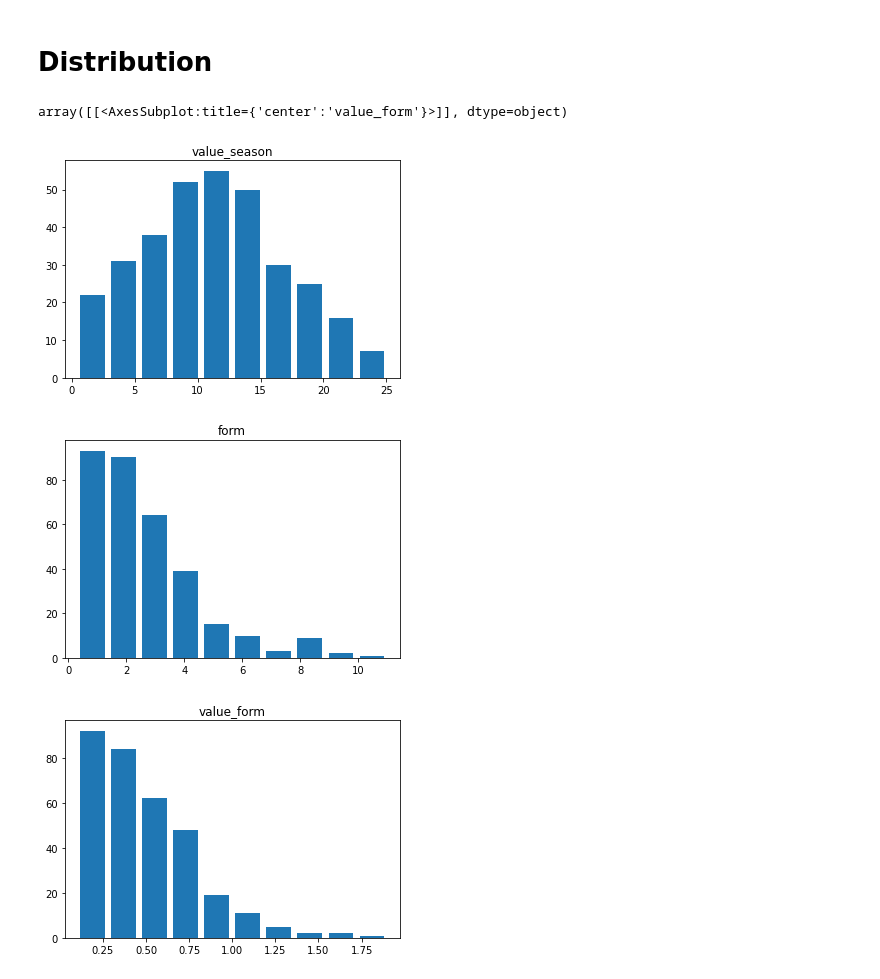
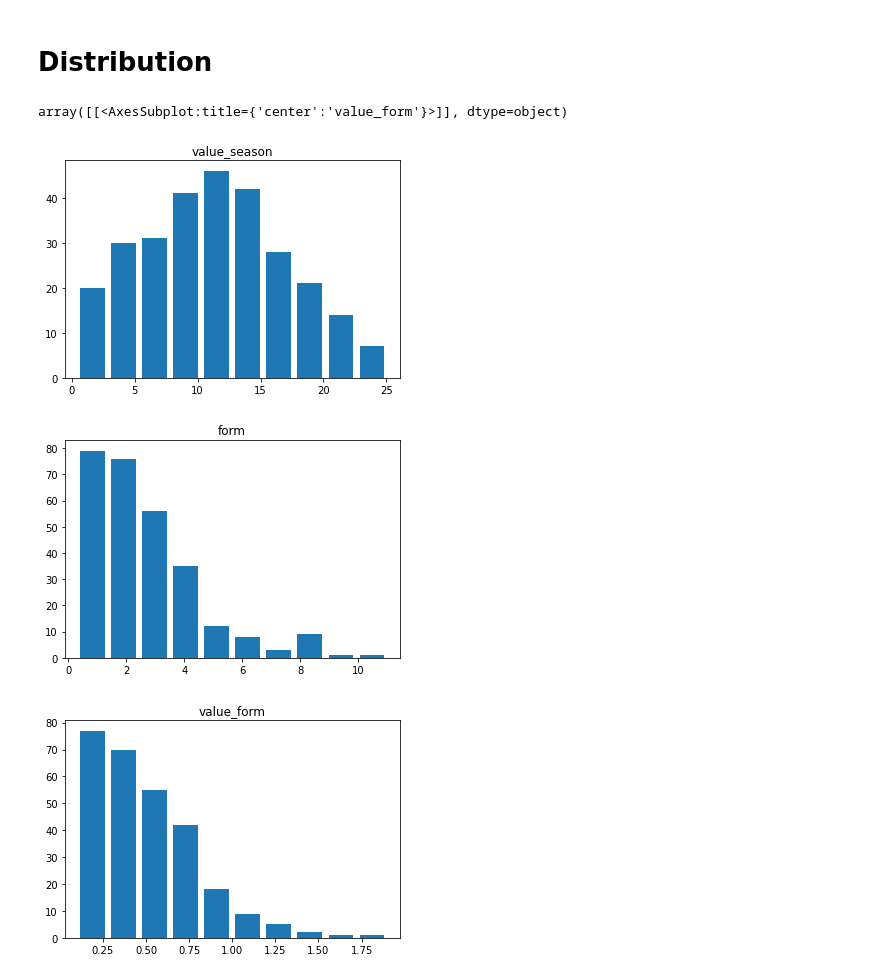
Before and after one commit to ulrikson/fantasy_football, a Jupyter notebook: analyze.ipynb, the cells around one changed output. Drawn from its saved outputs; the diff is of its cells as text; code cells hidden in the pictures.

```diff
--- a/analyze.ipynb
+++ b/analyze.ipynb
@@ -10,6 +9,14 @@ warnings.filterwarnings("ignore")
 url = 'https://fantasy.premierleague.com/api/bootstrap-static/'
 response = requests.get(url)
 json = response.json()
+# %%
+unwanted_teams = [
+    'Man Utd',
+    'Brighton',
+    'Aston Villa'
+]
+
+fpl = FPL(json, unwanted_teams)
 # %% [markdown]
 # Aggregate
 # %%
@@ -114,13 +119,11 @@ FPL(json).dfFiltered(column, element, 'form').head(10)
 # Distribution
 # %%
 # Getting a feeling for distribution
-df = FPL(json).getPlayerDf()
-
-df.hist(column='value_season', bins=10, grid=False, rwidth=.8)
-df.hist(column='form', bins=10, grid=False, rwidth=.8)
-df.hist(column='value_form', bins=10, grid=False, rwidth=.8)
+fpl.getPlayerDf().hist(column='value_season', bins=10, grid=False, rwidth=.8)
+fpl.getPlayerDf().hist(column='form', bins=10, grid=False, rwidth=.8)
+fpl.getPlayerDf().hist(column='value_form', bins=10, grid=False, rwidth=.8)
 # %% [output]
 array([[<AxesSubplot:title={'center':'value_form'}>]], dtype=object)
-[figure, old version]
+[figure, new version]
-[figure, old version]
+[figure, new version]
-[figure, old version]
+[figure, new version]
```
Also changed, not shown: parts of 8 cells of this notebook, 1 other file.
